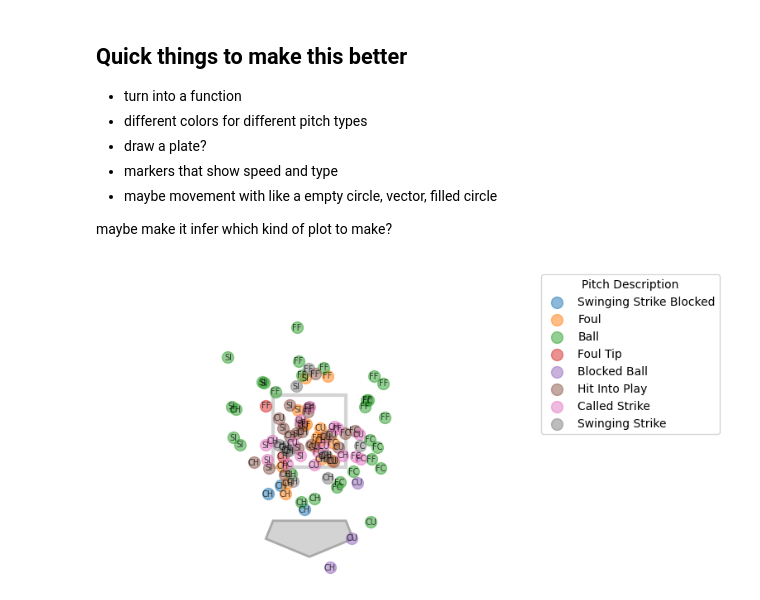
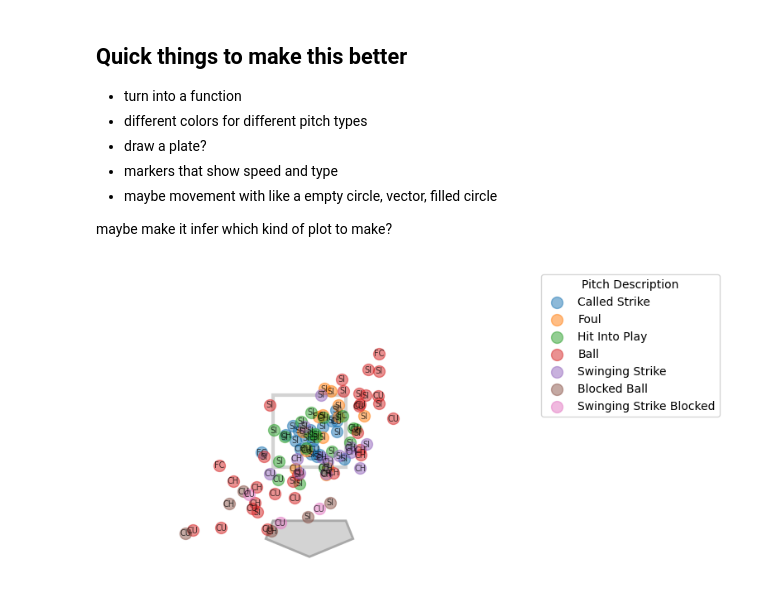
Before and after one commit to nicholson2208/three-true-outcomes, a Jupyter notebook: plotting.ipynb, the cells around one changed output. Saved outputs shown, nothing was run; the diff lists cells and outputs as text; code cells hidden in the pictures.

```diff
--- a/plotting.ipynb
+++ b/plotting.ipynb
@@ -200,7 +145,7 @@ plt.show()
 
 maybe make it infer which kind of plot to make?
 # %%
-def plot_strike_zone(pitch_df: pd.DataFrame, title: str = '', colorby: str = 'pitch_type', annotation: str = None) -> None:
+def plot_strike_zone(pitch_df: pd.DataFrame, title: str = '', colorby: str = 'pitch_type', annotation: str = None, axis = None) -> None:
     """
     Produces a pitches overlaid on a strike zone using statcast data
 
@@ -228,7 +173,8 @@ def plot_strike_zone(pitch_df: pd.DataFrame, title: str = '', colorby: str = 'pi
     alpha_text = alpha_markers + 0.2
 
     # define Matplotlib figure and axis
-    fig, ax = plt.subplots()
+    if axis is None:
+        fig, axis = plt.subplots()
 
     # add home plate to plot
     home_plate_coords = [[-0.71, 0], [-0.85, -0.5], [0, -1], [0.85, -0.5], [0.71, 0]]
@@ -236,11 +182,11 @@ def plot_strike_zone(pitch_df: pd.DataFrame, title: str = '', colorby: str = 'pi
                 edgecolor = 'darkgray',
                 facecolor = 'lightgray',
                 lw = 2)
-    ax.add_patch(plate)
+    axis.add_patch(plate)
 
     # add strike zone to plot. technically this can vary by batter
     # ignore that for now
-    ax.add_patch(Rectangle((-0.71, 1.5), 2*0.71, 2,
+    axis.add_patch(Rectangle((-0.71, 1.5), 2*0.71, 2,
                  edgecolor = 'lightgray',
                  fill=False,
                  lw=3))
@@ -288,7 +234,7 @@ def plot_strike_zone(pitch_df: pd.DataFrame, title: str = '', colorby: str = 'pi
 
     for color in sub_data[color_label].unique():
         color_sub_data = sub_data[sub_data[color_label] == color]
-        scatters.append(ax.scatter(
+        scatters.append(axis.scatter(
             color_sub_data["plate_x"],
             color_sub_data['plate_z'],
             s = 10**2,
@@ -306,28 +252,30 @@ def plot_strike_zone(pitch_df: pd.DataFrame, title: str = '', colorby: str = 'pi
                 if annotation in ["release_speed", "effective_speed", "launch_speed"] and label_formatted != "":
                     label_formatted = "{:.0f}".format(label_formatted)
 
-                ax.annotate(label_formatted,
+                axis.annotate(label_formatted,
                             pitch_coord,
                             size = 7,
                             ha = 'center',
                             va = 'center',
                             alpha = alpha_text)
 
-    ax.set_xlim(-4, 4)
-    ax.set_ylim(-1.5, 7)
+    axis.set_xlim(-4, 4)
+    axis.set_ylim(-1.5, 7)
 
-    plt.axis('off')
+    axis.axis('off')
 
-    plt.legend(handles=scatters, title=legend_title, bbox_to_anchor=(1.05, 1), loc='upper left')
+    axis.legend(handles=scatters, title=legend_title, bbox_to_anchor=(1.05, 1), loc='upper left')
     plt.title(title)
 
-    plt.show()
+    #plt.show()
+
+    #return ax
 # %%
-all_pitches = df[df["pitcher"] == 607259]
+all_pitches = df[df["pitcher"] == 664285]
 
 plot_strike_zone(all_pitches, colorby = 'description', annotation = "pitch_type")
 # %% [output]
-[figure, old version]
+[figure, new version]
 # %%
 plot_strike_zone(df.iloc[:20], colorby = 'events', annotation = "launch_speed")
 # %% [output]
```
Also changed, not shown: parts of 28 cells of this notebook, 2 other files.
